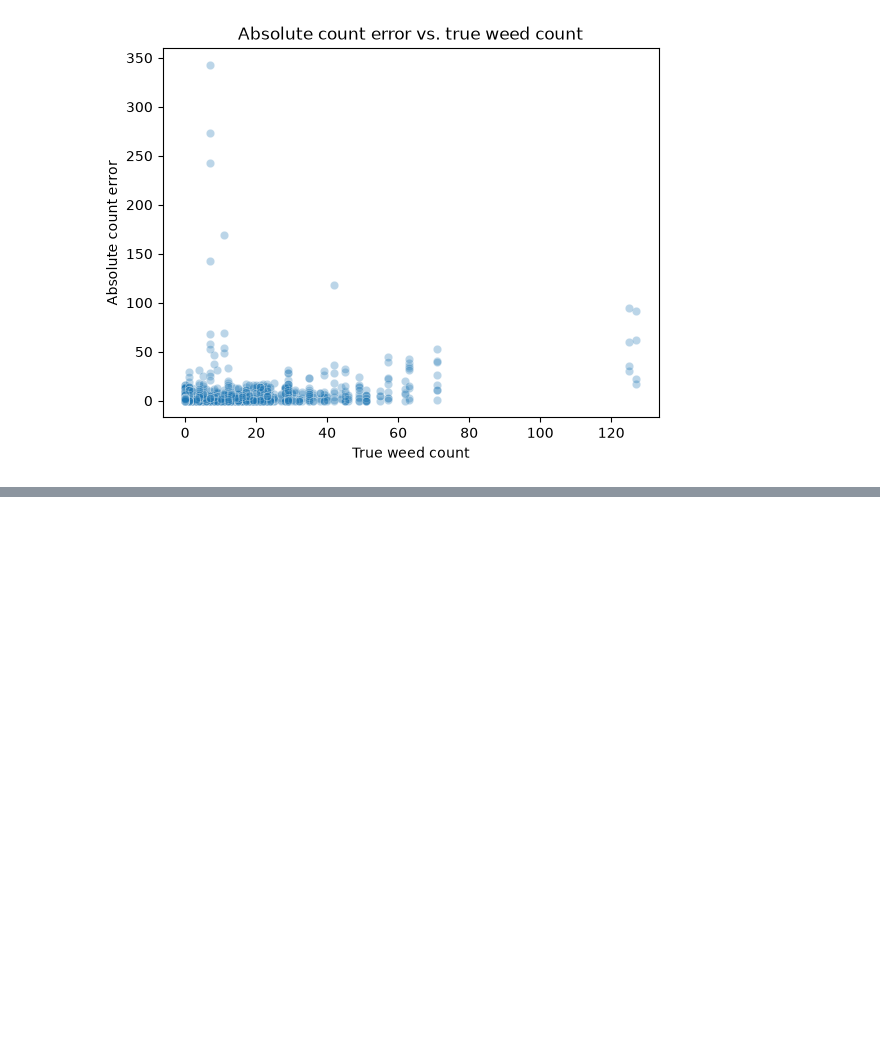
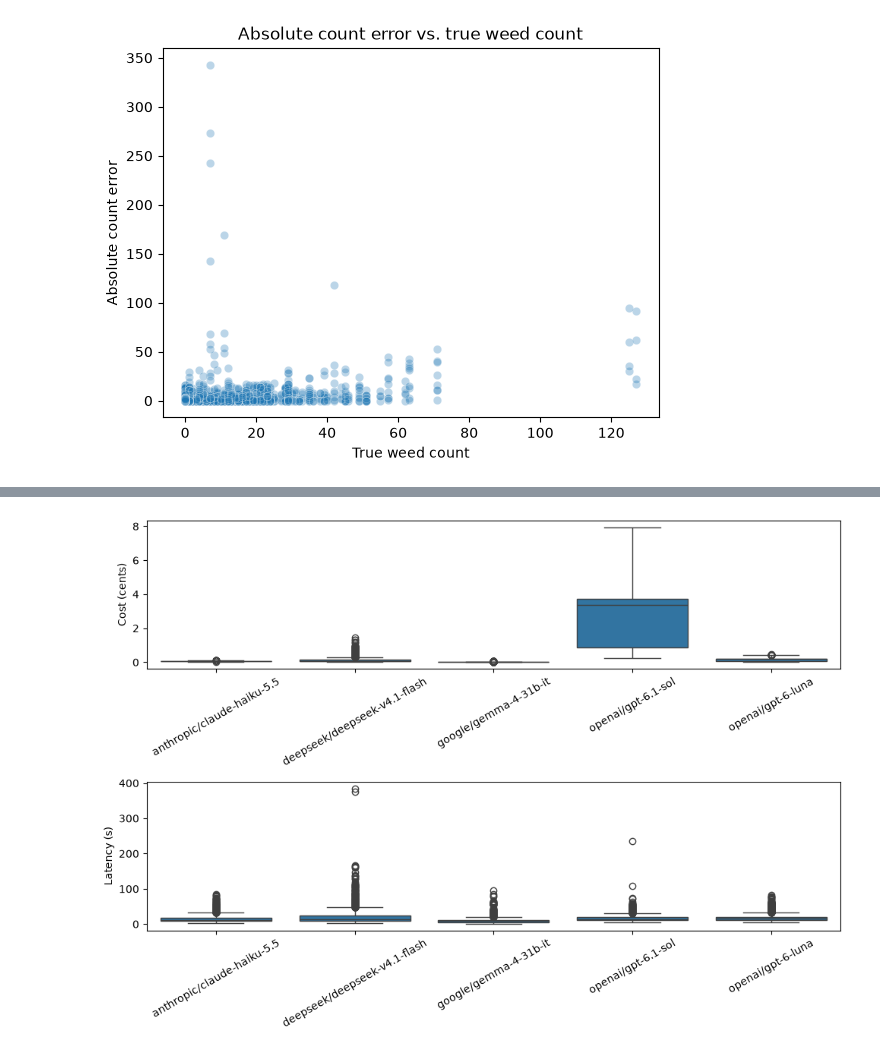
Before and after one commit to al-c7/weedvlm, a Jupyter notebook: notebooks/misc.ipynb, the cells around one changed output, grey strips where cells are left out. Saved outputs shown, nothing was run; the diff lists cells and outputs as text; code cells hidden in the pictures; blank space fills up the shorter version.

```diff
--- a/notebooks/misc.ipynb
+++ b/notebooks/misc.ipynb
@@ -236,3 +236,18 @@ plt.title("Absolute count error vs. true weed count")
 plt.show()
 # %% [output]
 [figure]
+# %%
+df = pl.read_parquet("./weedvlm_scored_responses.parquet")
+fg_df = df.filter(pl.col("task") == "fine_grained")
+overall_unsure_rate = fg_df.select(
+    (pl.col("answer") == "Unsure").mean().alias("unsure_rate")
+)
+by_model_unsure_rate = fg_df.group_by("model").agg(
+    (pl.col("answer") == "Unsure").mean().alias("unsure_rate")
+)
+by_expected_unsure_rate = fg_df.group_by("expected_answer").agg(
+    (pl.col("answer") == "Unsure").mean().alias("unsure_rate")
+)
+print(f"Overall unsure rate: {overall_unsure_rate}")
+print(by_model_unsure_rate)
+print(by_expected_unsure_rate)
@@ -238,0 +476,38 @@ plt.show()
+# %%
+# Add cost in cents
+plot_df = df.with_columns(
+    (pl.col("cost_usd") * 100).alias("cost_cents"),
+)
+
+metrics = {
+    "cost_cents": "Cost (cents)",
+    "latency_seconds": "Latency (s)",
+}
+
+plot_pd = plot_df.select(
+    "model",
+    *metrics.keys(),
+).to_pandas()
+
+fig, axes = plt.subplots(
+    nrows=2,
+    ncols=1,
+    figsize=(10, 7),
+)
+
+for ax, (metric, ylabel) in zip(axes, metrics.items()):
+    sns.boxplot(
+        data=plot_pd,
+        x="model",
+        y=metric,
+        ax=ax,
+    )
+
+    ax.set_ylabel(ylabel)
+    ax.set_xlabel("")
+    ax.tick_params(axis="x", rotation=30)
+
+plt.tight_layout()
+plt.show()
+# %% [output]
+[figure, added]
```
Also changed, not shown: parts of 8 cells of this notebook.
